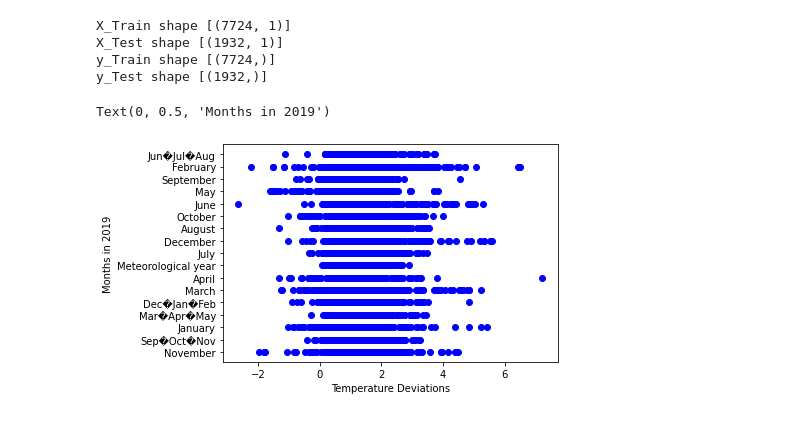
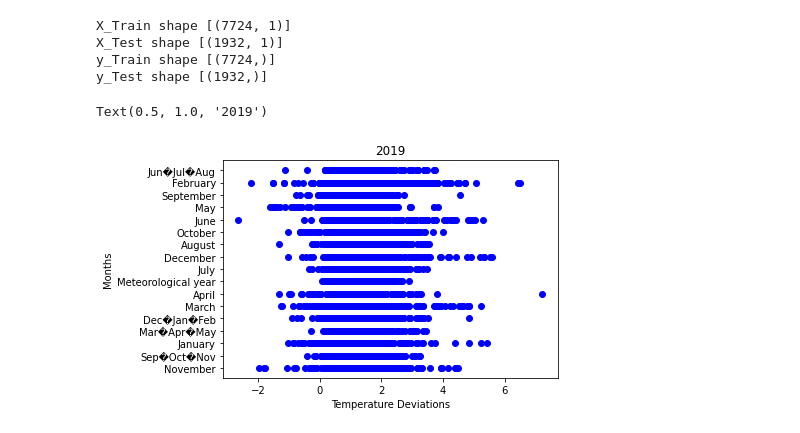
Before and after one commit to NyxofDarkness/linear-regression, a Jupyter notebook: regression.ipynb, the cells around one changed output. Drawn from its saved outputs; the diff is of its cells as text; code cells hidden in the pictures.

```diff
--- a/regression.ipynb
+++ b/regression.ipynb
@@ -102,7 +109,8 @@ y_Test shape [(1932,)]
 # %%
 plt.scatter(x_train, y_train, color='blue')
 plt.xlabel('Temperature Deviations')
-plt.ylabel('Months in 2019')
+plt.ylabel('Months')
+plt.title('2019')
 # %% [output]
-Text(0, 0.5, 'Months in 2019')
+Text(0.5, 1.0, '2019')
-[figure, old version]
+[figure, new version]
```
Also changed, not shown: parts of 4 cells of this notebook, 3 other files.
